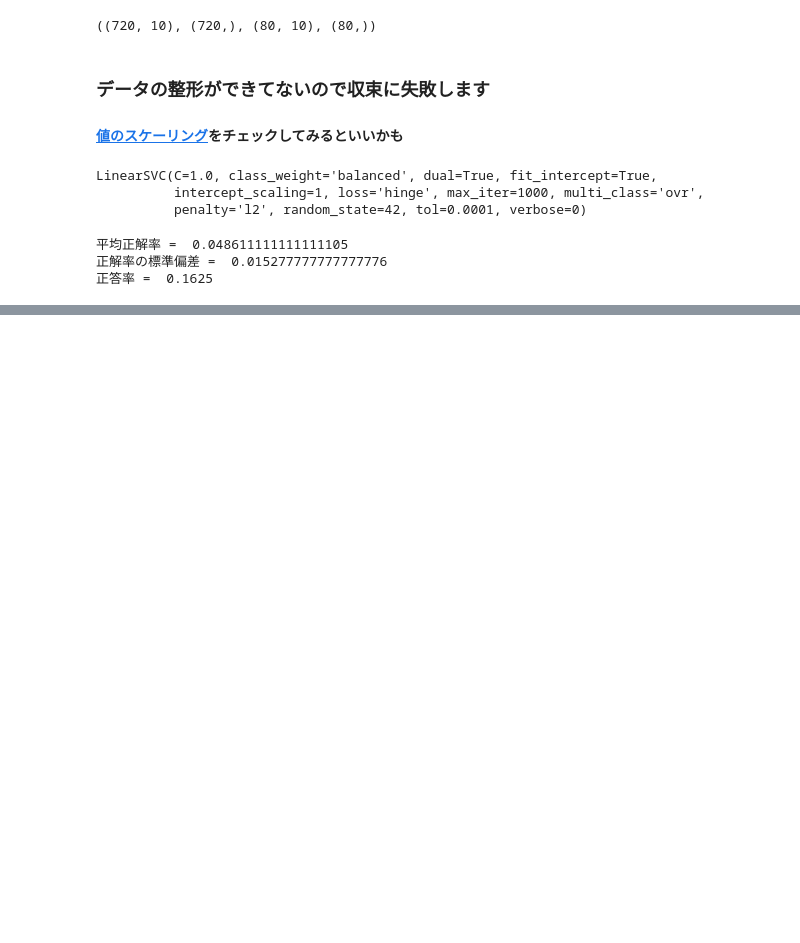
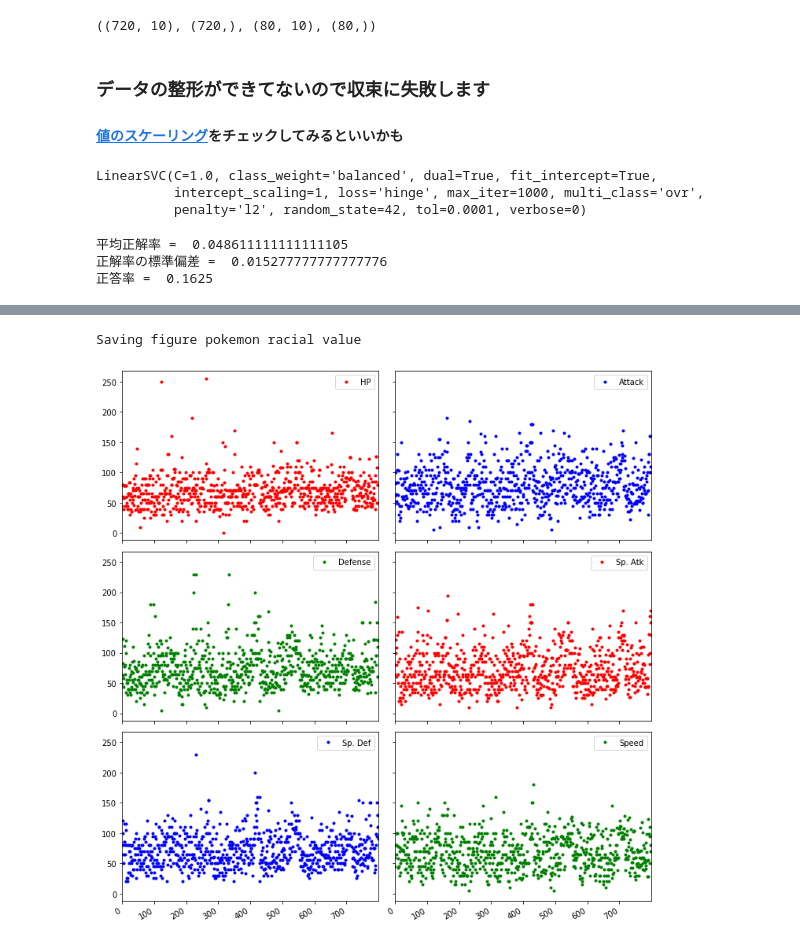
Before and after one commit to HamaguchiKazuki/kaggle_com, a Jupyter notebook: pokemon/pokemon_type_predict.ipynb, the cells around one changed output, grey strips where cells are left out. Drawn from its saved outputs; the diff is of its cells as text; code cells hidden in the pictures; blank space fills up the shorter version.

```diff
--- a/pokemon/pokemon_type_predict.ipynb
+++ b/pokemon/pokemon_type_predict.ipynb
@@ -213,3 +215,7 @@ print("正答率 = ",ac_score)
 平均正解率 =  0.048611111111111105
 正解率の標準偏差 =  0.015277777777777776
 正答率 =  0.1625
+# %%
+pokemon = load_pokemon_data()
+drop_feature(['Name', 'Type 2', 'Type 1', 'Generation', 'Legendary', 'Total', '#'])
+pokemon.info()
@@ -215,0 +253,13 @@ print("正答率 = ",ac_score)
+# %%
+# pokemon.plot(subplots=True, layout=(2,3))
+
+pokemon.plot.line(figsize=(10, 10),
+                  subplots=True, layout=(3,2),
+                  sharex=True, sharey=True,
+                  style=['r.', 'b.', 'g.', 'r.', 'b.', 'g.'])
+fig_name = 'pokemon racial value'
+save_fig(fig_name = fig_name, tight_layout=True, fig_extension="png", resolution=300)
+plt.show()
+# %% [output]
+Saving figure pokemon racial value
+[figure, added]
```
Also changed, not shown: parts of 22 cells of this notebook, 3 other files.
